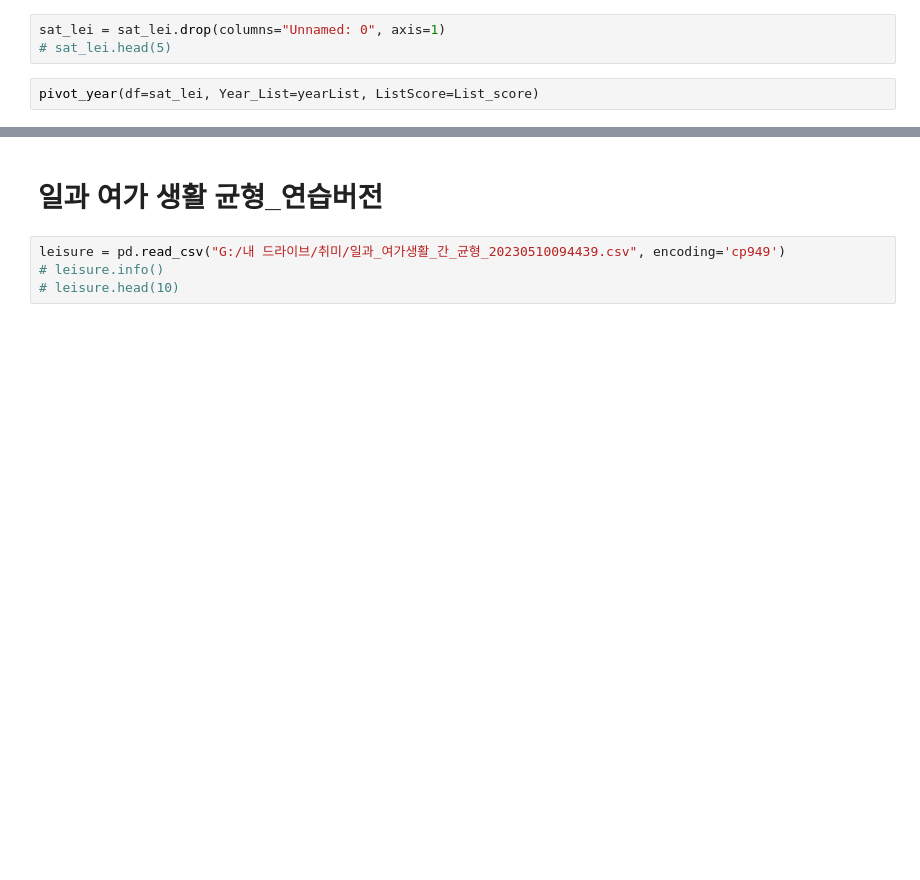
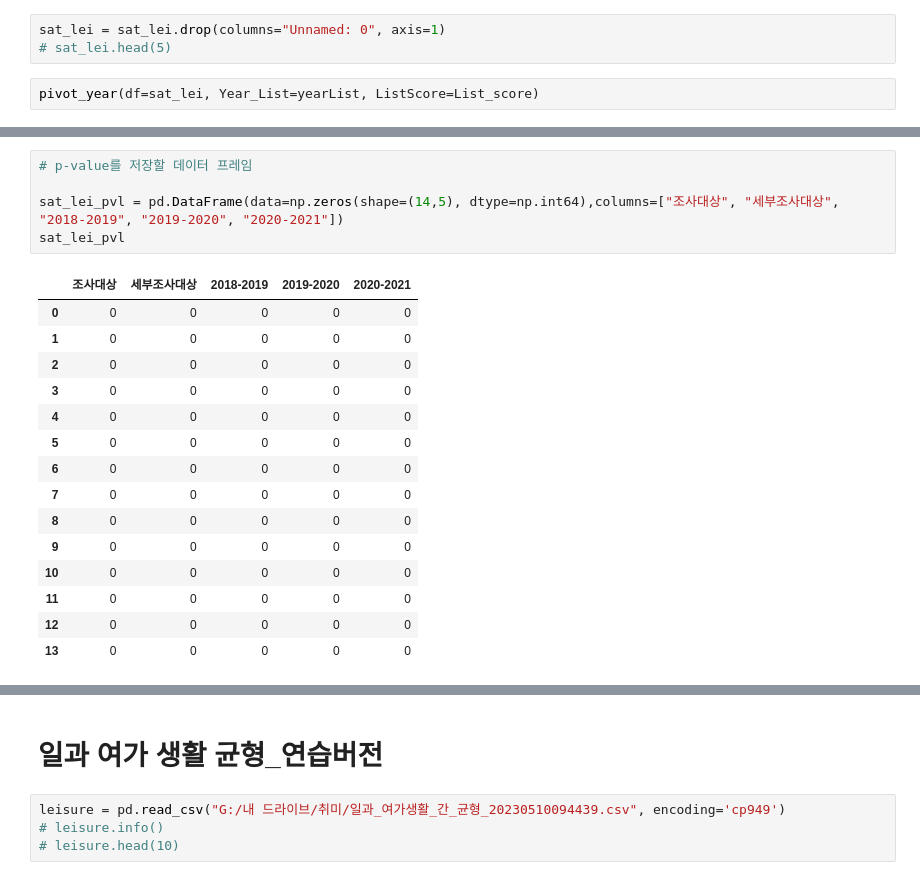
Before and after one commit to nyeokinyeoki/Toy-Projects-with-Tableau, a Jupyter notebook: Side_pro_leis.ipynb, the cells around one changed output, grey strips where cells are left out. Cells and saved outputs as stored; diff of their text form; blank space fills up the shorter version.

```diff
--- a/Side_pro_leis.ipynb
+++ b/Side_pro_leis.ipynb
@@ -436,0 +442,21 @@ sat_lei_piv.head()
+# %%
+# p-value를 저장할 데이터 프레임
+
+sat_lei_pvl = pd.DataFrame(data=np.zeros(shape=(14,5), dtype=np.int64),columns=["조사대상", "세부조사대상", "2018-2019", "2019-2020", "2020-2021"])
+sat_lei_pvl
+# %% [output]
+|  | 조사대상 | 세부조사대상 | 2018-2019 | 2019-2020 | 2020-2021 |
+| 0 | 0 | 0 | 0 | 0 | 0 |
+| 1 | 0 | 0 | 0 | 0 | 0 |
+| 2 | 0 | 0 | 0 | 0 | 0 |
+| 3 | 0 | 0 | 0 | 0 | 0 |
+| 4 | 0 | 0 | 0 | 0 | 0 |
+| 5 | 0 | 0 | 0 | 0 | 0 |
+| 6 | 0 | 0 | 0 | 0 | 0 |
+| 7 | 0 | 0 | 0 | 0 | 0 |
+| 8 | 0 | 0 | 0 | 0 | 0 |
+| 9 | 0 | 0 | 0 | 0 | 0 |
+| 10 | 0 | 0 | 0 | 0 | 0 |
+| 11 | 0 | 0 | 0 | 0 | 0 |
+| 12 | 0 | 0 | 0 | 0 | 0 |
+| 13 | 0 | 0 | 0 | 0 | 0 |
```
Also changed, not shown: parts of 9 cells of this notebook.
